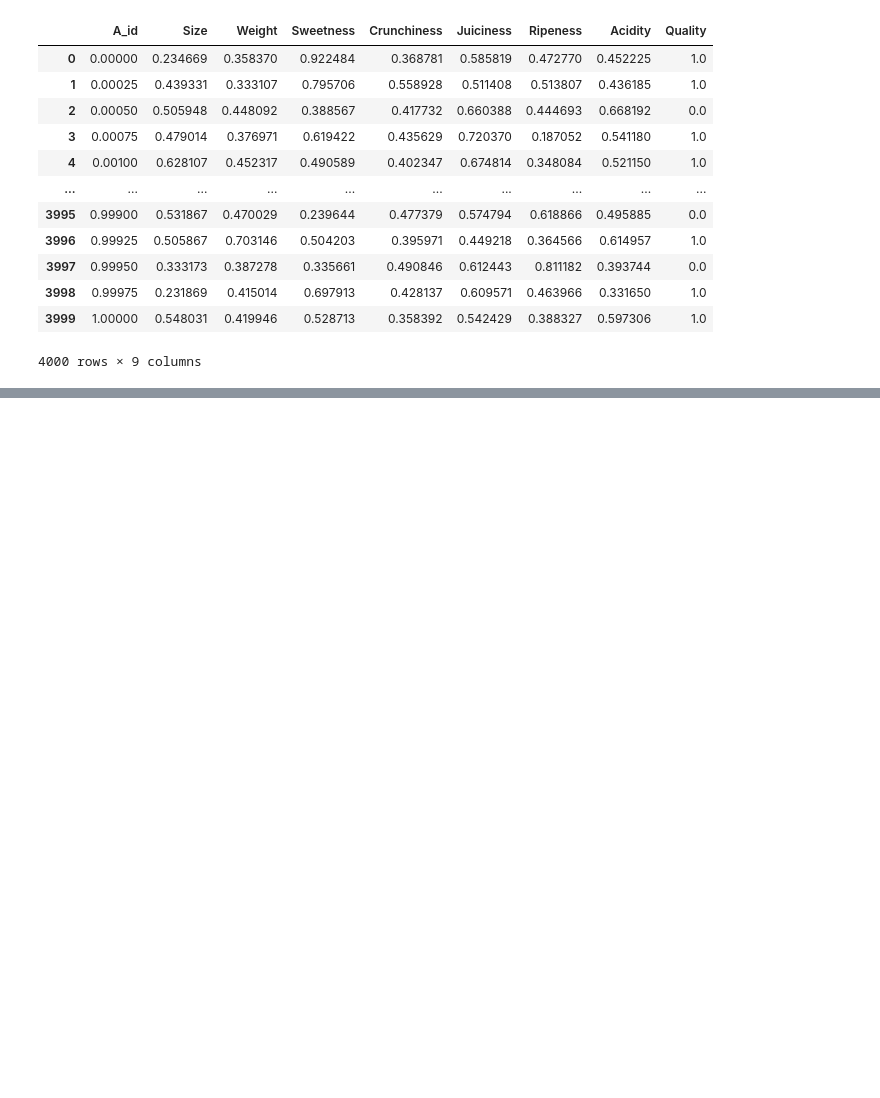
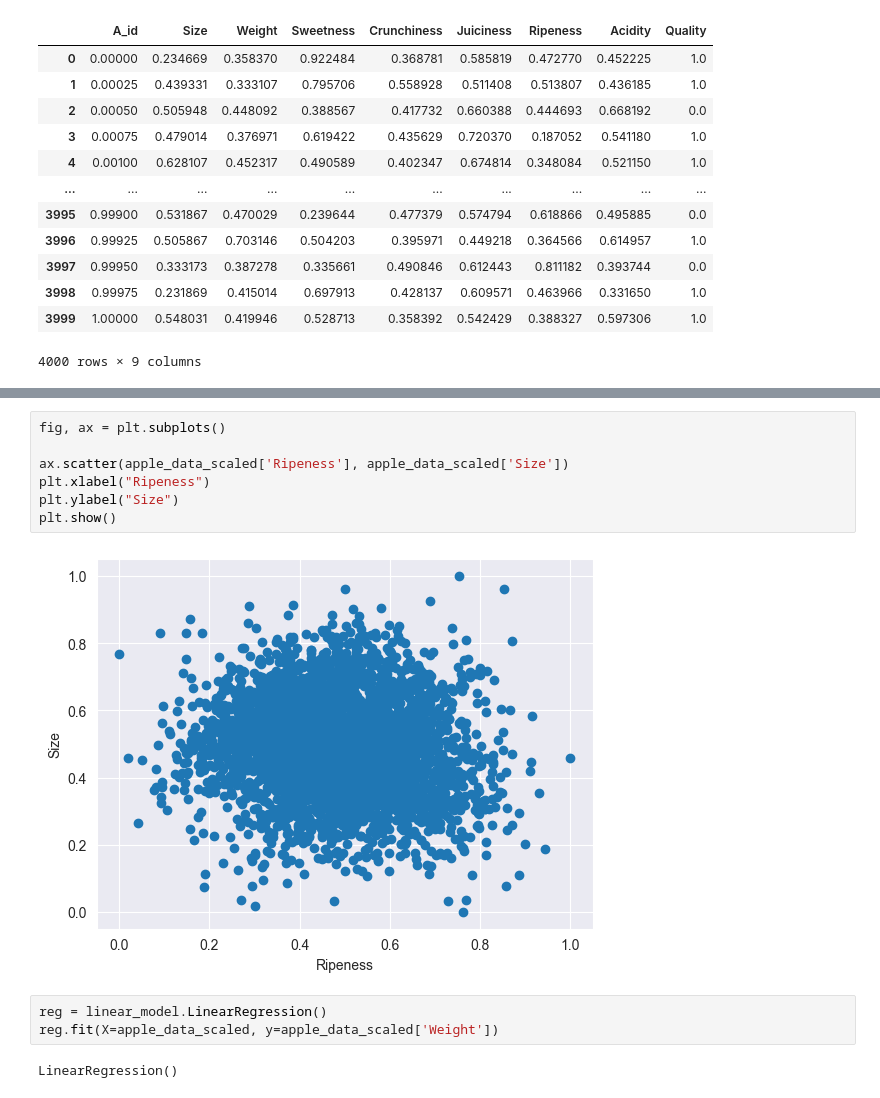
Before and after one commit to KrishnanditoLksn/MachineLearning_101, a Jupyter notebook: mlArchive/apple.ipynb, the cells around one changed output, grey strips where cells are left out. Cells and saved outputs as stored; diff of their text form; blank space fills up the shorter version.

```diff
--- a/mlArchive/apple.ipynb
+++ b/mlArchive/apple.ipynb
@@ -205,0 +226,14 @@ apple_data_scaled
+# %%
+fig, ax = plt.subplots()
+
+ax.scatter(apple_data_scaled['Ripeness'], apple_data_scaled['Size'])
+plt.xlabel("Ripeness")
+plt.ylabel("Size")
+plt.show()
+# %% [output]
+[figure, added]
+# %%
+reg = linear_model.LinearRegression()
+reg.fit(X=apple_data_scaled, y=apple_data_scaled['Weight'])
+# %% [output]
+LinearRegression()
```
Also changed, not shown: parts of 10 cells of this notebook.
